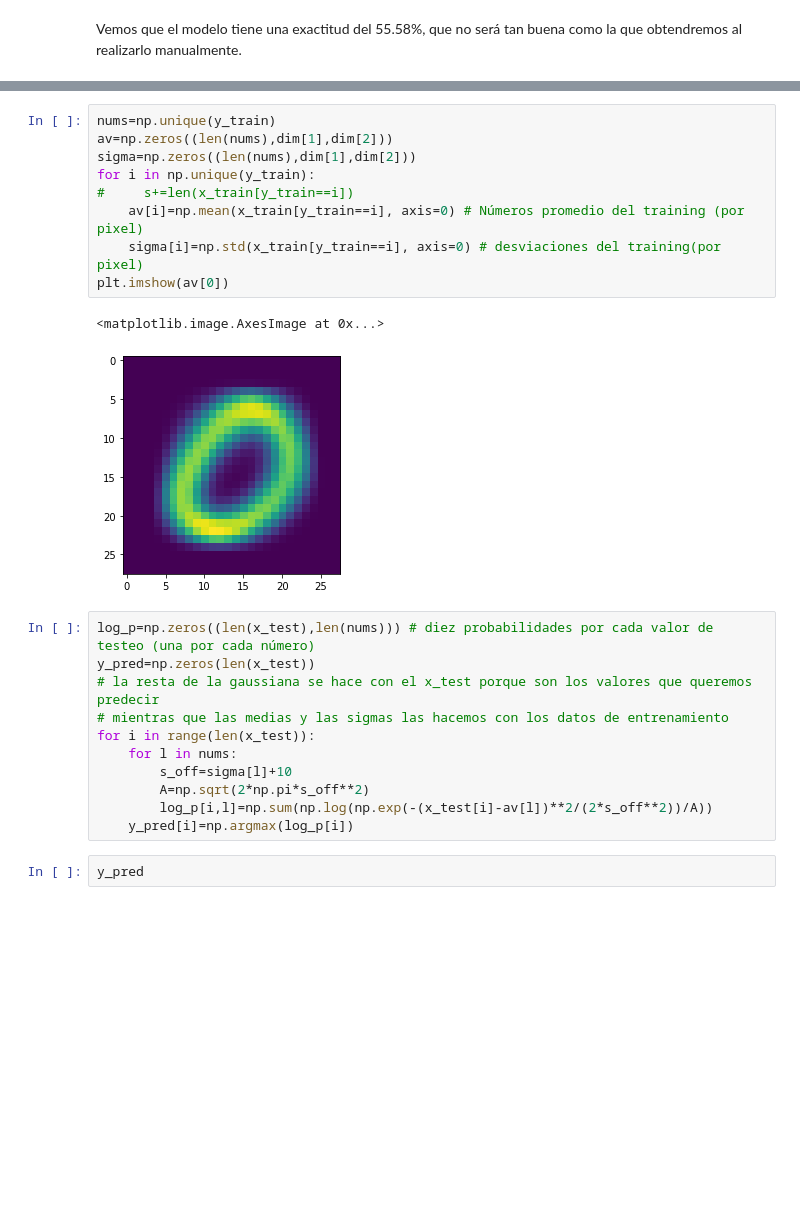
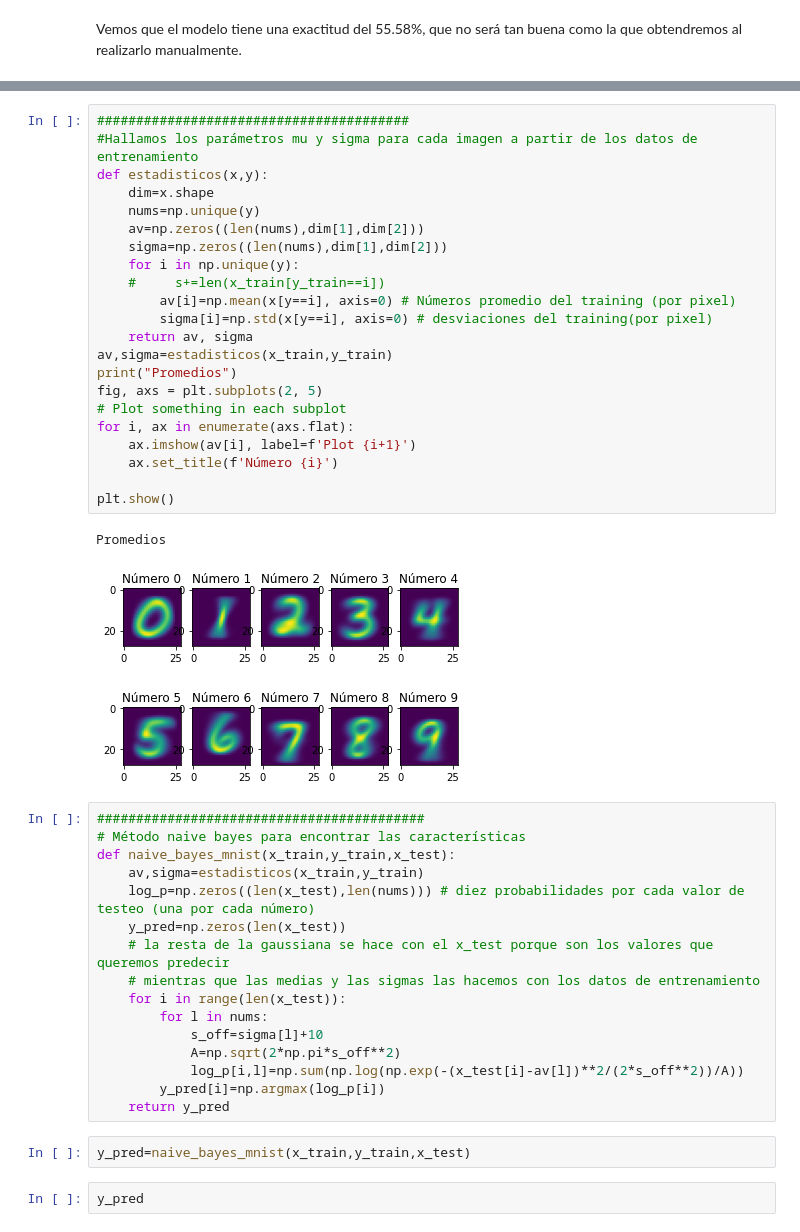
Before and after one commit to jerck1/mnist_classification, a Jupyter notebook: MNIST_generation_classification.ipynb, the cells around one changed output, grey strips where cells are left out. Cells and saved outputs as stored; diff of their text form; blank space fills up the shorter version.

```diff
--- a/MNIST_generation_classification.ipynb
+++ b/MNIST_generation_classification.ipynb
@@ -112,26 +124,46 @@ Asumimos que cada pixel sigue una distribución normal. Calculamos la probabilid
 # %%
-nums=np.unique(y_train)
-av=np.zeros((len(nums),dim[1],dim[2]))
-sigma=np.zeros((len(nums),dim[1],dim[2]))
-for i in np.unique(y_train):
-#     s+=len(x_train[y_train==i])
-    av[i]=np.mean(x_train[y_train==i], axis=0) # Números promedio del training (por pixel)
-    sigma[i]=np.std(x_train[y_train==i], axis=0) # desviaciones del training(por pixel)
-plt.imshow(av[0])
+########################################
+#Hallamos los parámetros mu y sigma para cada imagen a partir de los datos de entrenamiento
+def estadisticos(x,y):
+    dim=x.shape
+    nums=np.unique(y)
+    av=np.zeros((len(nums),dim[1],dim[2]))
+    sigma=np.zeros((len(nums),dim[1],dim[2]))
+    for i in np.unique(y):
+    #     s+=len(x_train[y_train==i])
+        av[i]=np.mean(x[y==i], axis=0) # Números promedio del training (por pixel)
+        sigma[i]=np.std(x[y==i], axis=0) # desviaciones del training(por pixel)
+    return av, sigma
+av,sigma=estadisticos(x_train,y_train)
+print("Promedios")
+fig, axs = plt.subplots(2, 5)
+# Plot something in each subplot
+for i, ax in enumerate(axs.flat):
+    ax.imshow(av[i], label=f'Plot {i+1}')
+    ax.set_title(f'Número {i}')
+
+plt.show()
 # %% [output]
-<matplotlib.image.AxesImage at 0x...>
+Promedios
-[figure, old version]
+[figure, new version]
 # %%
-log_p=np.zeros((len(x_test),len(nums))) # diez probabilidades por cada valor de testeo (una por cada número)
-y_pred=np.zeros(len(x_test))
-# la resta de la gaussiana se hace con el x_test porque son los valores que queremos predecir
-# mientras que las medias y las sigmas las hacemos con los datos de entrenamiento
-for i in range(len(x_test)):
-    for l in nums:
-        s_off=sigma[l]+10
-        A=np.sqrt(2*np.pi*s_off**2)
-        log_p[i,l]=np.sum(np.log(np.exp(-(x_test[i]-av[l])**2/(2*s_off**2))/A))
-    y_pred[i]=np.argmax(log_p[i])
+##########################################
+# Método naive bayes para encontrar las características
+def naive_bayes_mnist(x_train,y_train,x_test):
+    av,sigma=estadisticos(x_train,y_train)
+    log_p=np.zeros((len(x_test),len(nums))) # diez probabilidades por cada valor de testeo (una por cada número)
+    y_pred=np.zeros(len(x_test))
+    # la resta de la gaussiana se hace con el x_test porque son los valores que queremos predecir
+    # mientras que las medias y las sigmas las hacemos con los datos de entrenamiento
+    for i in range(len(x_test)):
+        for l in nums:
+            s_off=sigma[l]+10
+            A=np.sqrt(2*np.pi*s_off**2)
+            log_p[i,l]=np.sum(np.log(np.exp(-(x_test[i]-av[l])**2/(2*s_off**2))/A))
+        y_pred[i]=np.argmax(log_p[i])
+    return y_pred
+# %%
+y_pred=naive_bayes_mnist(x_train,y_train,x_test)
 # %%
 y_pred
 # %% [output]
```
Also changed, not shown: parts of 3 cells of this notebook.
